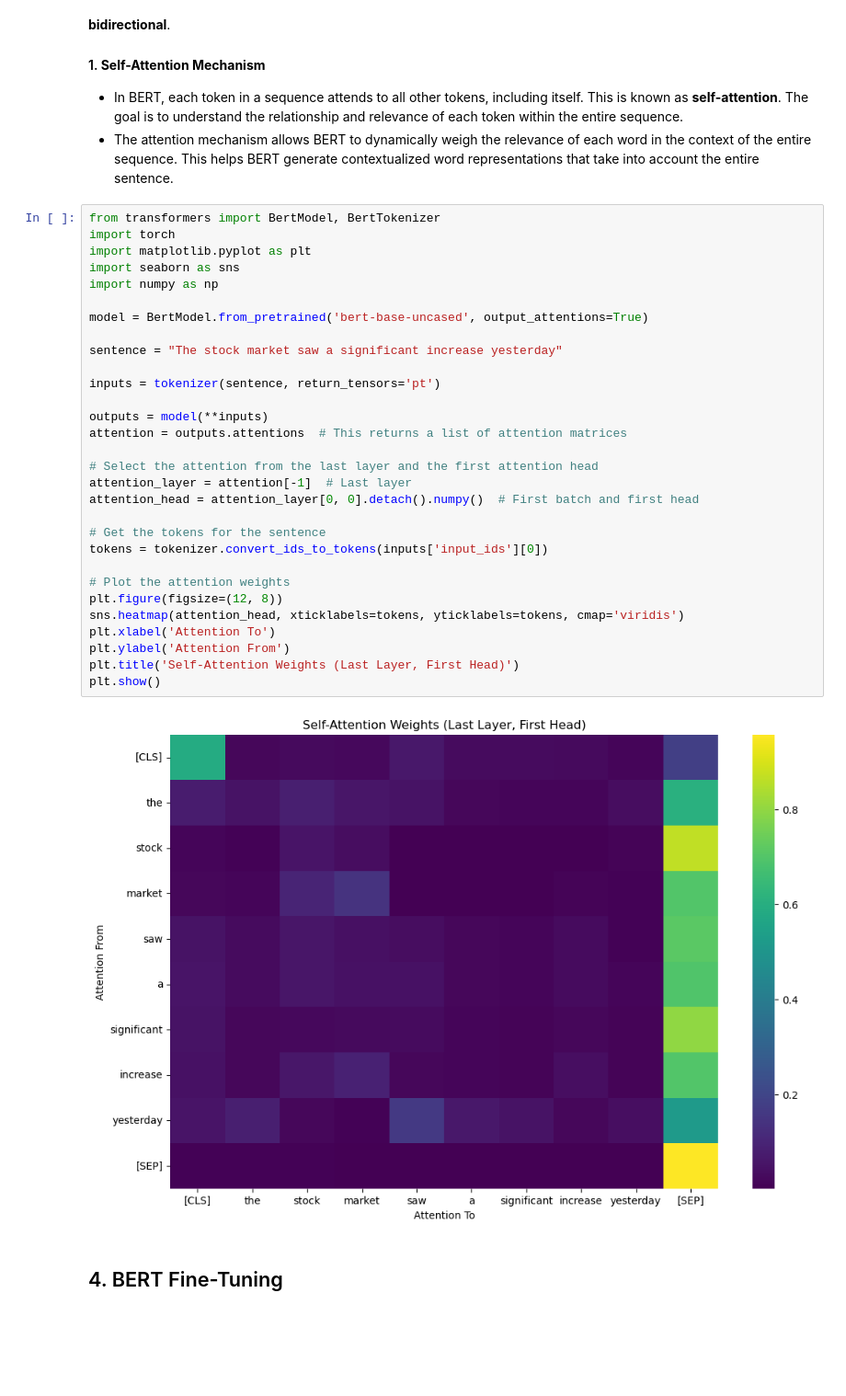
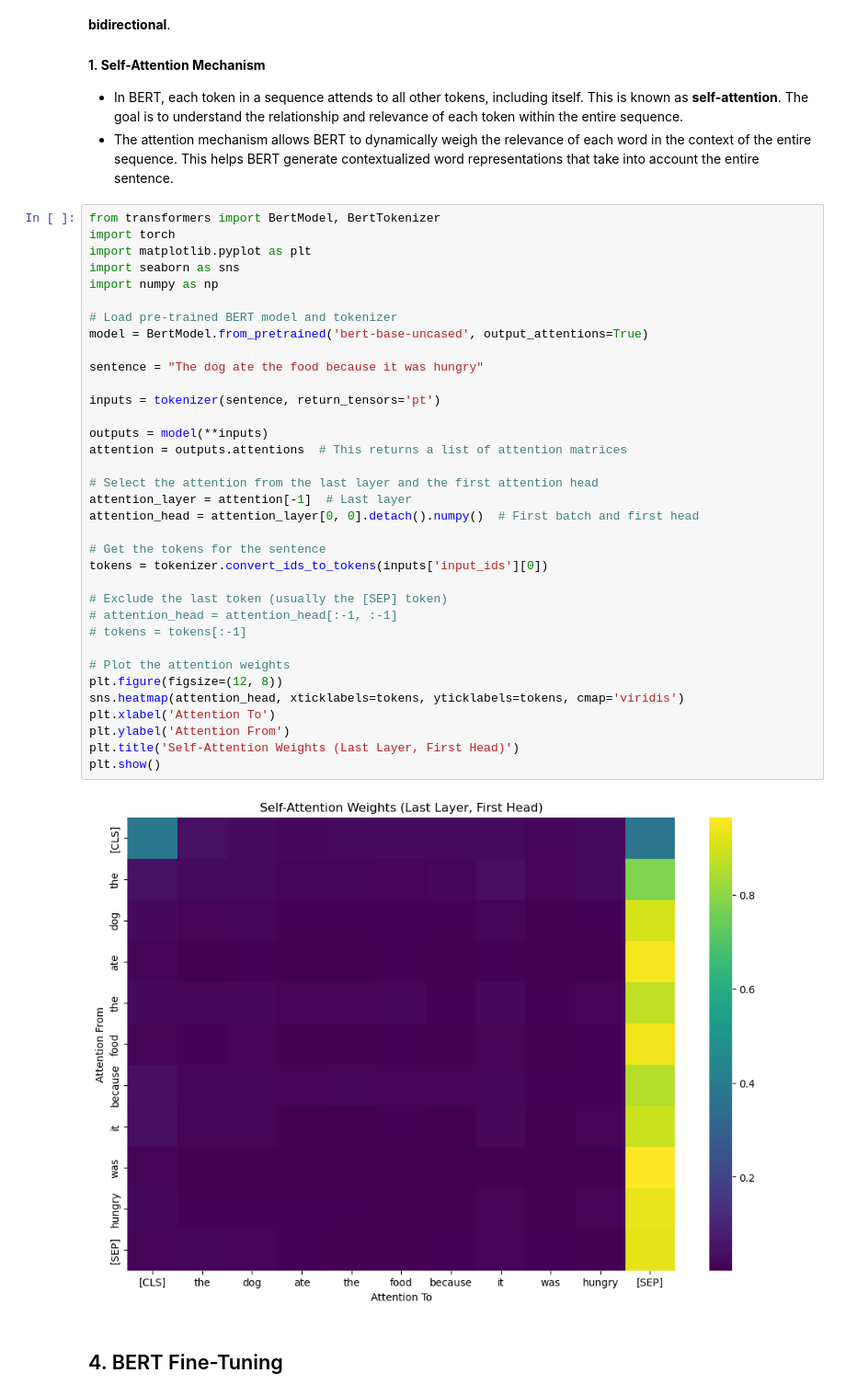
Before and after one commit to dbdmg/llm, a Jupyter notebook: lab03/solution-01-bert.ipynb, the cells around one changed output. Shown at 92% size. Saved outputs shown, nothing was run; the diff lists cells and outputs as text; blank space fills up the shorter version.

```diff
--- a/lab03/solution-01-bert.ipynb
+++ b/lab03/solution-01-bert.ipynb
@@ -347,34 +347,39 @@ The attention mechanism is a crucial component of BERT’s encoder architecture.
 # %%
 from transformers import BertModel, BertTokenizer
 import torch
 import matplotlib.pyplot as plt
 import seaborn as sns
 import numpy as np
 
+# Load pre-trained BERT model and tokenizer
 model = BertModel.from_pretrained('bert-base-uncased', output_attentions=True)
 
-sentence = "The stock market saw a significant increase yesterday"
+sentence = "The dog ate the food because it was hungry"
 
 inputs = tokenizer(sentence, return_tensors='pt')
 
 outputs = model(**inputs)
 attention = outputs.attentions  # This returns a list of attention matrices
 
 # Select the attention from the last layer and the first attention head
 attention_layer = attention[-1]  # Last layer
 attention_head = attention_layer[0, 0].detach().numpy()  # First batch and first head
 
 # Get the tokens for the sentence
 tokens = tokenizer.convert_ids_to_tokens(inputs['input_ids'][0])
 
+# Exclude the last token (usually the [SEP] token)
+# attention_head = attention_head[:-1, :-1]
+# tokens = tokens[:-1]
+
 # Plot the attention weights
 plt.figure(figsize=(12, 8))
 sns.heatmap(attention_head, xticklabels=tokens, yticklabels=tokens, cmap='viridis')
 plt.xlabel('Attention To')
 plt.ylabel('Attention From')
 plt.title('Self-Attention Weights (Last Layer, First Head)')
 plt.show()
 # %% [output]
-[figure, old version]
+[figure, new version]
 # %% [markdown]
 ## 4. BERT Fine-Tuning
```
Also changed, not shown: parts of 17 cells of this notebook, 1 other file.
